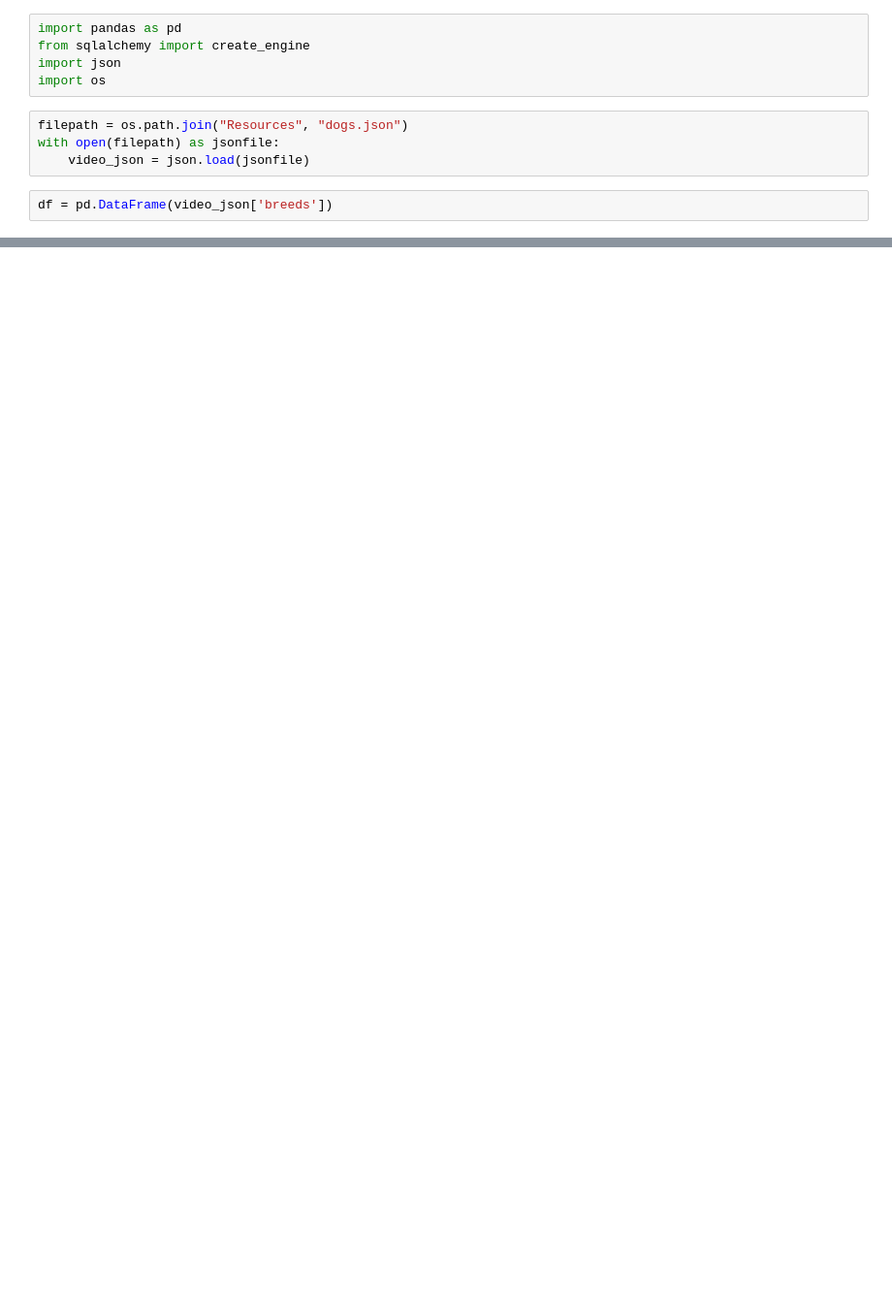
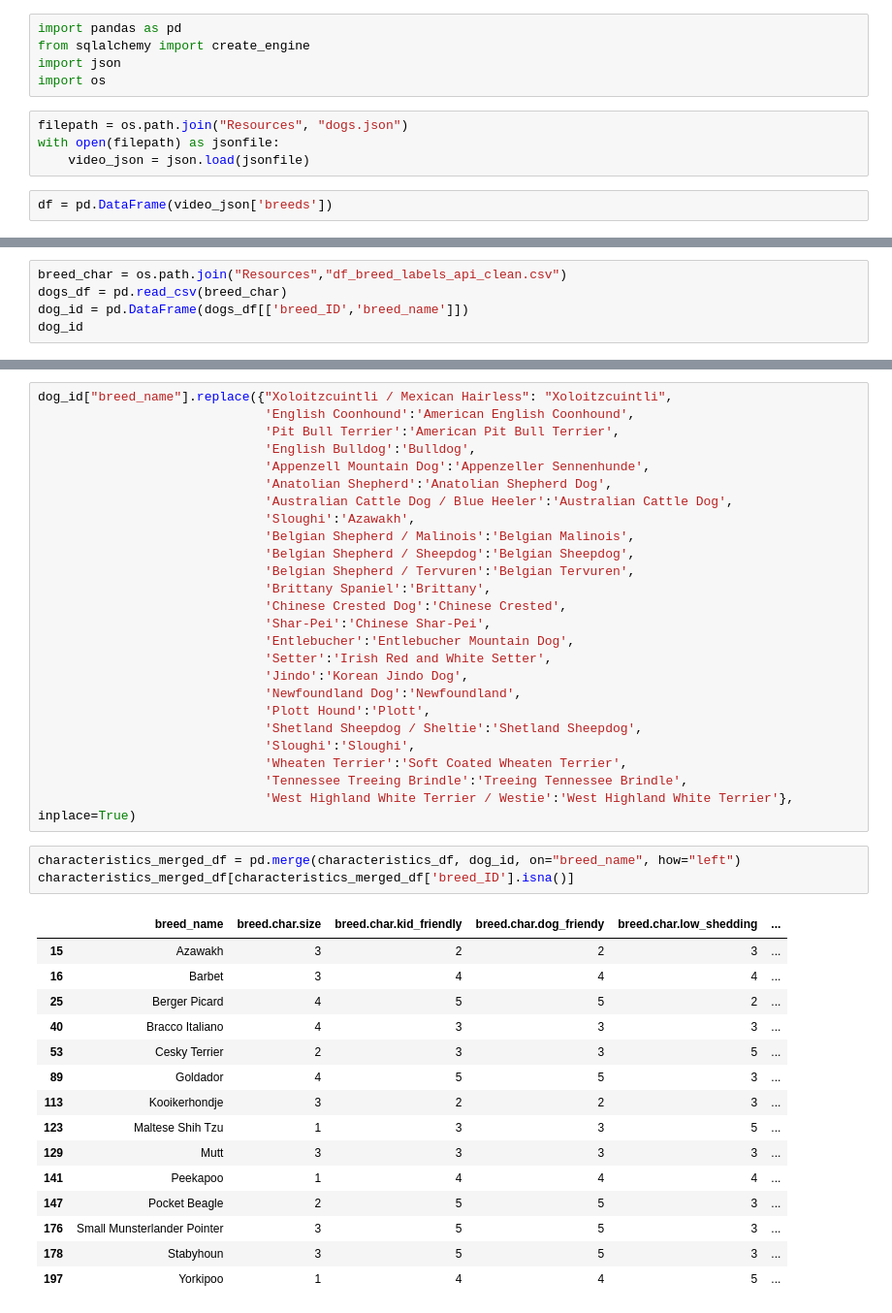
Before and after one commit to melissadiep94/dog_breeds_project, a Jupyter notebook: josh_work/Breed_Characteristics.ipynb, the cells around one changed output, grey strips where cells are left out. Shown: that part at 97% size. Cells and saved outputs as stored; diff of their text form; blank space fills up the shorter version.

Commit message:
clean characteristics

```diff
--- a/josh_work/Breed_Characteristics.ipynb
+++ b/josh_work/Breed_Characteristics.ipynb
@@ -49,0 +43,5 @@ df
+# %%
+breed_char = os.path.join("Resources","df_breed_labels_api_clean.csv")
+dogs_df = pd.read_csv(breed_char)
+dog_id = pd.DataFrame(dogs_df[['breed_ID','breed_name']])
+dog_id
@@ -49,0 +62,44 @@ df
+# %%
+dog_id["breed_name"].replace({"Xoloitzcuintli / Mexican Hairless": "Xoloitzcuintli",
+                              'English Coonhound':'American English Coonhound',
+                              'Pit Bull Terrier':'American Pit Bull Terrier',
+                              'English Bulldog':'Bulldog',
+                              'Appenzell Mountain Dog':'Appenzeller Sennenhunde',
+                              'Anatolian Shepherd':'Anatolian Shepherd Dog',
+                              'Australian Cattle Dog / Blue Heeler':'Australian Cattle Dog',
+                              'Sloughi':'Azawakh',
+                              'Belgian Shepherd / Malinois':'Belgian Malinois',
+                              'Belgian Shepherd / Sheepdog':'Belgian Sheepdog',
+                              'Belgian Shepherd / Tervuren':'Belgian Tervuren',
+                              'Brittany Spaniel':'Brittany',
+                              'Chinese Crested Dog':'Chinese Crested',
+                              'Shar-Pei':'Chinese Shar-Pei',
+                              'Entlebucher':'Entlebucher Mountain Dog',
+                              'Setter':'Irish Red and White Setter',
+                              'Jindo':'Korean Jindo Dog',
+                              'Newfoundland Dog':'Newfoundland',
+                              'Plott Hound':'Plott',
+                              'Shetland Sheepdog / Sheltie':'Shetland Sheepdog',
+                              'Sloughi':'Sloughi',
+                              'Wheaten Terrier':'Soft Coated Wheaten Terrier',
+                              'Tennessee Treeing Brindle':'Treeing Tennessee Brindle',
+                              'West Highland White Terrier / Westie':'West Highland White Terrier'}, inplace=True)
+# %%
+characteristics_merged_df = pd.merge(characteristics_df, dog_id, on="breed_name", how="left")
+characteristics_merged_df[characteristics_merged_df['breed_ID'].isna()]
+# %% [output]
+|  | breed_name | breed.char.size | breed.char.kid_friendly | breed.char.dog_friendy | breed.char.low_shedding | ... |
+| 15 | Azawakh | 3 | 2 | 2 | 3 | ... |
+| 16 | Barbet | 3 | 4 | 4 | 4 | ... |
+| 25 | Berger Picard | 4 | 5 | 5 | 2 | ... |
+| 40 | Bracco Italiano | 4 | 3 | 3 | 3 | ... |
+| 53 | Cesky Terrier | 2 | 3 | 3 | 5 | ... |
+| 89 | Goldador | 4 | 5 | 5 | 3 | ... |
+| 113 | Kooikerhondje | 3 | 2 | 2 | 3 | ... |
+| 123 | Maltese Shih Tzu | 1 | 3 | 3 | 5 | ... |
+| 129 | Mutt | 3 | 3 | 3 | 3 | ... |
+| 141 | Peekapoo | 1 | 4 | 4 | 4 | ... |
+| 147 | Pocket Beagle | 2 | 5 | 5 | 3 | ... |
+| 176 | Small Munsterlander Pointer | 3 | 5 | 5 | 3 | ... |
+| 178 | Stabyhoun | 3 | 5 | 5 | 3 | ... |
+| 197 | Yorkipoo | 1 | 4 | 4 | 5 | ... |
```
Also changed, not shown: parts of 7 cells of this notebook, 4 other files.
